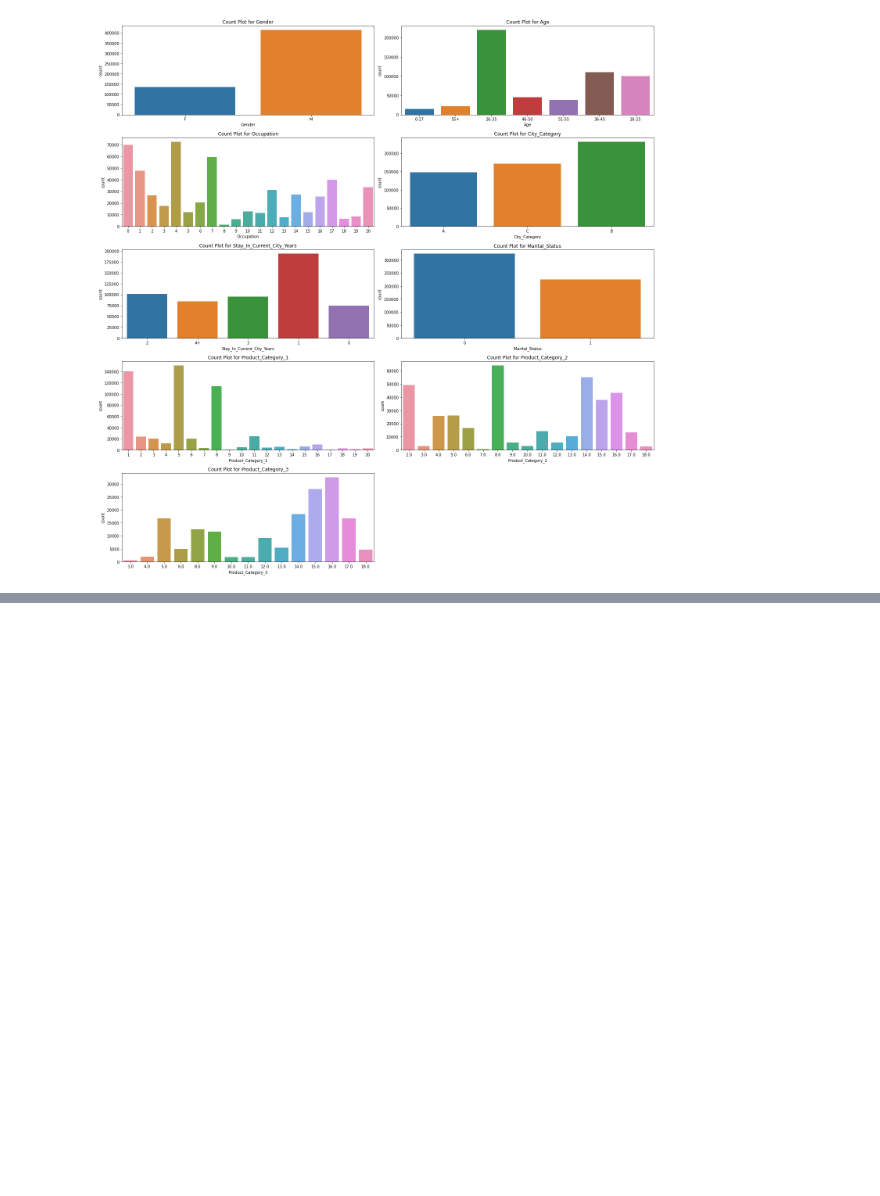
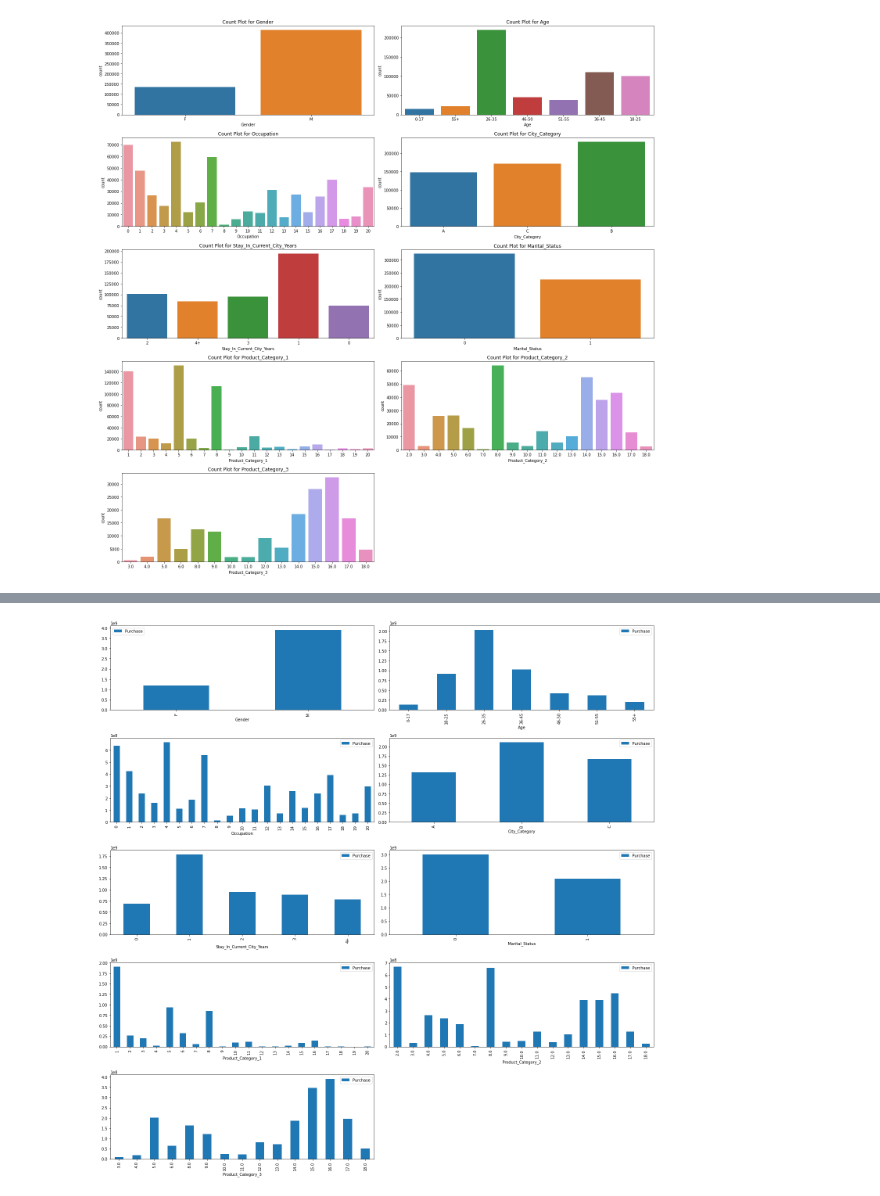
Before and after one commit to 1Anand1/Black_Friday_Sales_Prediction, a Jupyter notebook: black_friday_sales.ipynb, the cells around one changed output, grey strips where cells are left out. Saved outputs shown, nothing was run; the diff lists cells and outputs as text; code cells hidden in the pictures; blank space fills up the shorter version.

```diff
--- a/black_friday_sales.ipynb
+++ b/black_friday_sales.ipynb
@@ -128,0 +193,4 @@ plt.show()
+# %%
+bivariate_with_pivots(pd_sum)
+# %% [output]
+[figure, added]
```
Also changed, not shown: parts of 8 cells of this notebook.
